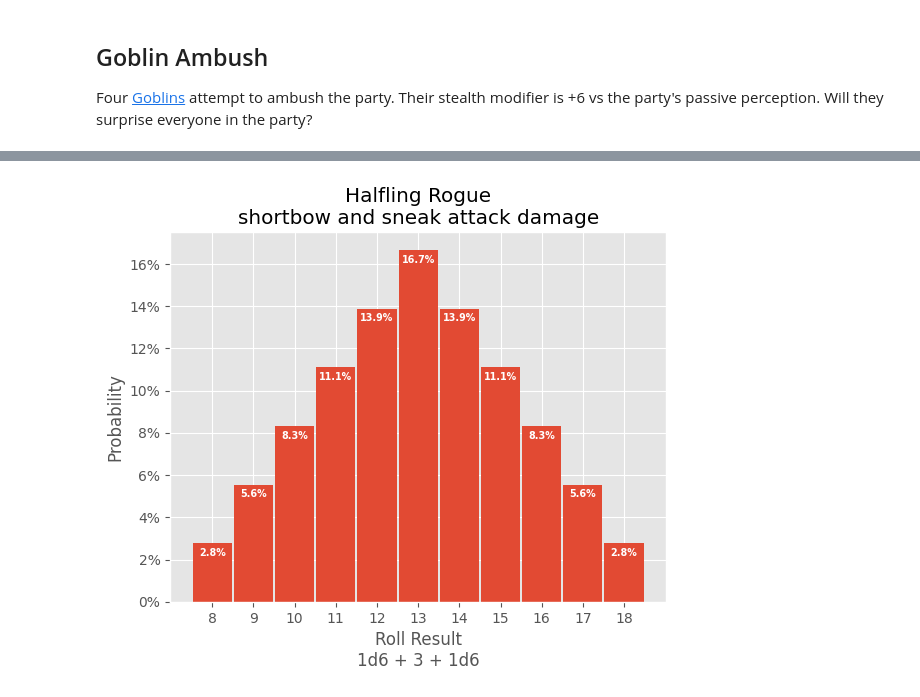
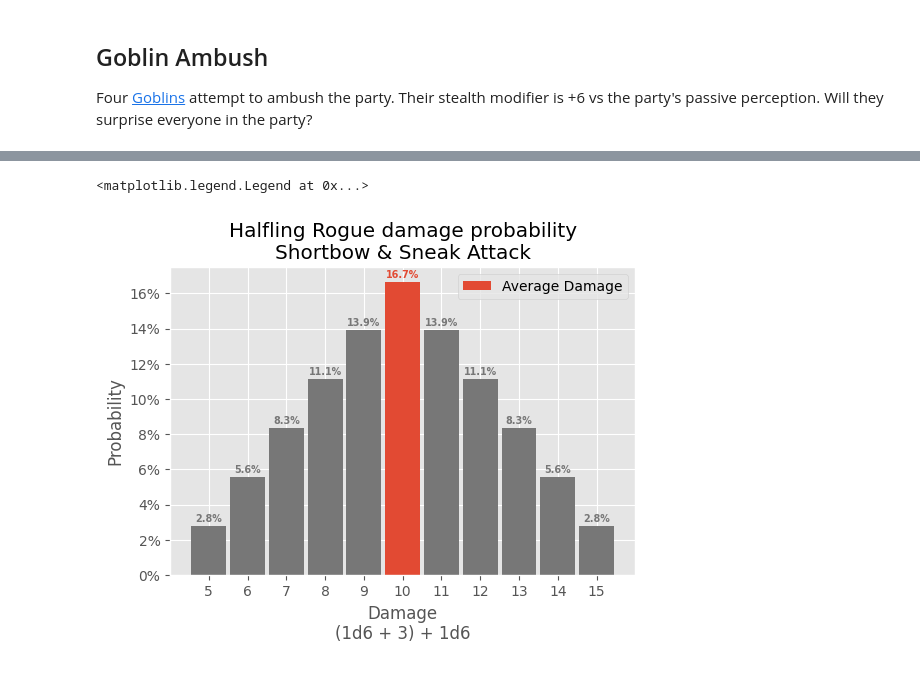
Before and after one commit to TimidRobot/dnd_probabilities, a Jupyter notebook: phandelver_probabilities.ipynb, the cells around one changed output, grey strips where cells are left out. Drawn from its saved outputs; the diff is of its cells as text; code cells hidden in the pictures.

```diff
--- a/phandelver_probabilities.ipynb
+++ b/phandelver_probabilities.ipynb
@@ -152,5 +155,6 @@ Next, initiave order is determined.
 # %%
 initiative = [
+    # Character, Initiative
     ("Dwarven Cleric\n-1 initiative", -1),
     ("Elf Wizard\n+2 initiative", 2),
     ("Halfling Rogue\n+3 initiative", 3),
@@ -160,18 +164,21 @@ initiative = [
 ]
 
 initiative_arrays = []
-for player, modifier in initiative:
-    initiative_arrays.append([player, np.arange(1 + modifier, 21 + modifier)])
+for creature, modifier in initiative:
+    initiative_arrays.append(
+        [creature, np.arange(1 + modifier, 21 + modifier)]
+    )
 initiative_arrays = sorted(
     initiative_arrays, key=lambda x: x[1].mean(), reverse=True
 )
 
 fig, ax = plot.subplots()
+fig.set_size_inches(6, 6)
 
 i = 1
 for player, array in initiative_arrays:
-    ax.bar(i, array, width=0.3, bottom=array[0], label=player)
-    ax.bar(i, 0.2, width=0.3, bottom=array.mean(), color="white")
+    ax.bar(i, array, width=0.4, bottom=array[0], label=player)
+    ax.bar(i, 0.2, width=0.4, bottom=array.mean(), color="white")
     ax.annotate(
         array.mean(),
         (i, array.mean() + 0.5),
@@ -189,11 +196,9 @@ ax.xaxis.set_major_locator(
     ticker.FixedLocator(range(len(initiative_arrays) + 1))
 )
 ax.xaxis.set_major_formatter(
-    ticker.FixedFormatter([""] + [item[0] for item in initiative_arrays])
+    ticker.FixedFormatter([""] + [item[0] for item in initiative])
 )
-ax.xaxis.set_tick_params(labelrotation=45)
+ax.xaxis.set_tick_params(labelrotation=40)
 
 ax.yaxis.set_minor_locator(ticker.AutoMinorLocator())
-ax.yaxis.set_minor_formatter(ticker.ScalarFormatter())
-ax.yaxis.set_tick_params(which="minor", length=4, colors="gray")
 # %% [output]
@@ -201,27 +214,45 @@ ax.yaxis.set_tick_params(which="minor", length=4, colors="gray")
 # %%
+proficiency_modifier = 1
+dexterity_modifier = 2
+modifier = proficiency_modifier + dexterity_modifier
+d6_plus_mod = np.arange(1 + modifier, 7 + modifier)
+d6 = np.arange(1, 7)
+
 fig, ax = plot.subplots()
+fig.set_size_inches(6, 4)
 
-modified_d6 = np.arange(1 + 3, 7 + 3)
 counts = []
-for a, b in product(modified_d6, modified_d6):
-    counts.append(a + b)
+for combination in product(d6_plus_mod, d6):
+    counts.append(sum(combination))
+counts.sort()
+average_damage = int(np.array(counts).mean())
 results = np.array(sorted(list(set(counts))))
 for result in results:
-    damage_probability = (counts.count(result) / len(modified_d6) ** 2) * 100
-    ax.bar(result, damage_probability, width=0.95, color="C0")
+    if result == average_damage:
+        label = "Average Damage"
+        color = "C0"
+    else:
+        label = None
+        color = "C3"
+    damage_probability = (counts.count(result) / len(d6_plus_mod) ** 2) * 100
+    ax.bar(result, damage_probability, color=color, label=label, width=0.9)
     ax.annotate(
         f"{damage_probability:0.1f}%",
-        (result, damage_probability - 0.6),
-        color="white",
+        (result, damage_probability + 0.25),
+        color=color,
         fontsize="x-small",
         fontweight="bold",
         horizontalalignment="center",
+        zorder=5,
     )
 
-ax.set_title("Halfling Rogue\nshortbow and sneak attack damage")
+ax.set_title("Halfling Rogue damage probability\nShortbow & Sneak Attack")
 ax.set_ylabel("Probability")
-ax.set_xlabel("Roll Result\n1d6 + 3 + 1d6")
+ax.set_xlabel("Damage\n(1d6 + 3) + 1d6")
 ax.xaxis.set_major_locator(ticker.FixedLocator(results))
 ax.yaxis.set_major_formatter(ticker.PercentFormatter(decimals=0))
+
+ax.legend()
 # %% [output]
+<matplotlib.legend.Legend at 0x...>
-[figure, old version]
+[figure, new version]
```
Also changed, not shown: parts of 18 cells of this notebook.
